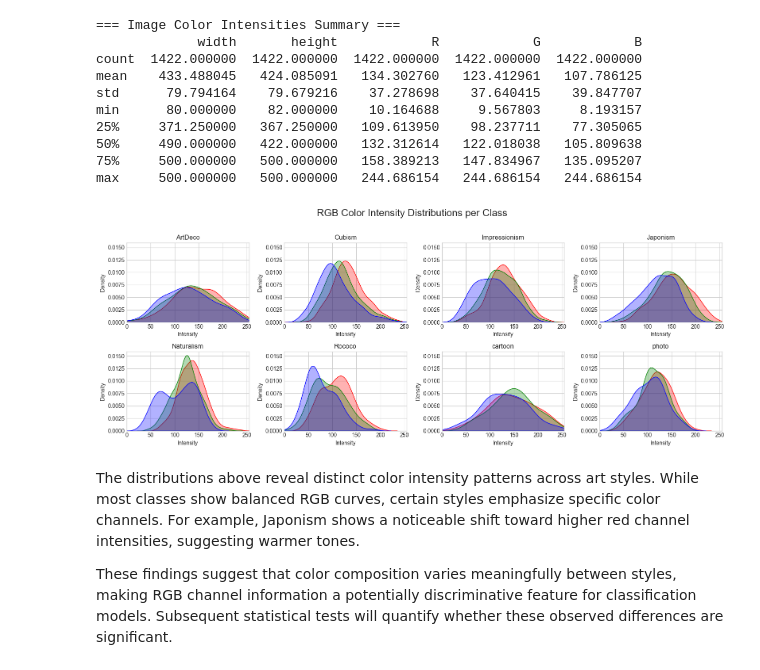
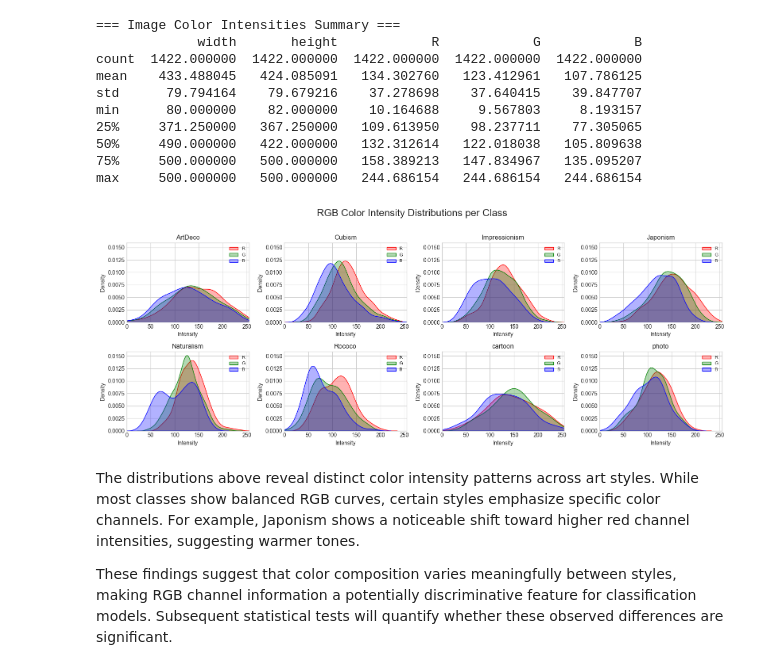
Before and after one commit to anbauoq/art-style-classification, a Jupyter notebook: notebooks/0. EDA.ipynb, the cells around one changed output. Cells and saved outputs as stored; diff of their text form; code cells hidden in the pictures.

```diff
--- a/notebooks/0. EDA.ipynb
+++ b/notebooks/0. EDA.ipynb
@@ -201,49 +166,14 @@ min      80.000000    82.000000    10.164688     9.567803     8.193157
 75%     500.000000   500.000000   158.389213   147.834967   135.095207
 max     500.000000   500.000000   244.686154   244.686154   244.686154
 # %%
-classes = sorted(image_properties_df['class'].unique())
-
-# Create grid
-n = len(classes)
-cols = 4
-rows = -(-n // cols)  # ceil division
-fig, axes = plt.subplots(rows, cols, figsize=(16, rows * 3))
-axes = axes.flatten()
-
-# Track max density for y-axis normalization
-max_density = 0
-
-for i, cls in enumerate(classes):
-    ax = axes[i]
-    df_cls = image_properties_df[image_properties_df['class'] == cls]
-
-    # Plot and store max y for scaling
-    r = sns.kdeplot(df_cls['R'], color='red', label='R', fill=True, alpha=0.3, ax=ax)
-    g = sns.kdeplot(df_cls['G'], color='green', label='G', fill=True, alpha=0.3, ax=ax)
-    b = sns.kdeplot(df_cls['B'], color='blue', label='B', fill=True, alpha=0.3, ax=ax)
-
-    ax.set_title(cls, fontsize=12)
-    ax.set_xlim(0, 255)
-    ax.set_xlabel('Intensity')
-    ax.set_ylabel('Density')
-
-    # Track global max y-limit
-    max_density = max(max_density, ax.get_ylim()[1])
-
-# Apply consistent y-limits to all plots
-for ax in axes[:len(classes)]:
-    ax.set_ylim(0, max_density)
-
-# Remove empty subplots if any
-for j in range(len(classes), len(axes)):
-    fig.delaxes(axes[j])
-
-fig.suptitle('RGB Color Intensity Distributions per Class', fontsize=18, y=1.02)
-
-plt.tight_layout()
-plt.show()
+plot_rgb_kde_by_class(
+    image_properties_df,
+    class_col="class",
+    channels=("R","G","B"),
+    palette={"R":"red", "G":"green", "B":"blue"},
+)
 # %% [output]
-[figure, old version]
+[figure, new version]
 # %% [markdown]
 The distributions above reveal distinct color intensity patterns across art styles.
 While most classes show balanced RGB curves, certain styles emphasize specific color channels. For example, Japonism shows a noticeable shift toward higher red channel intensities, suggesting warmer tones.
```
Also changed, not shown: parts of 8 cells of this notebook.
